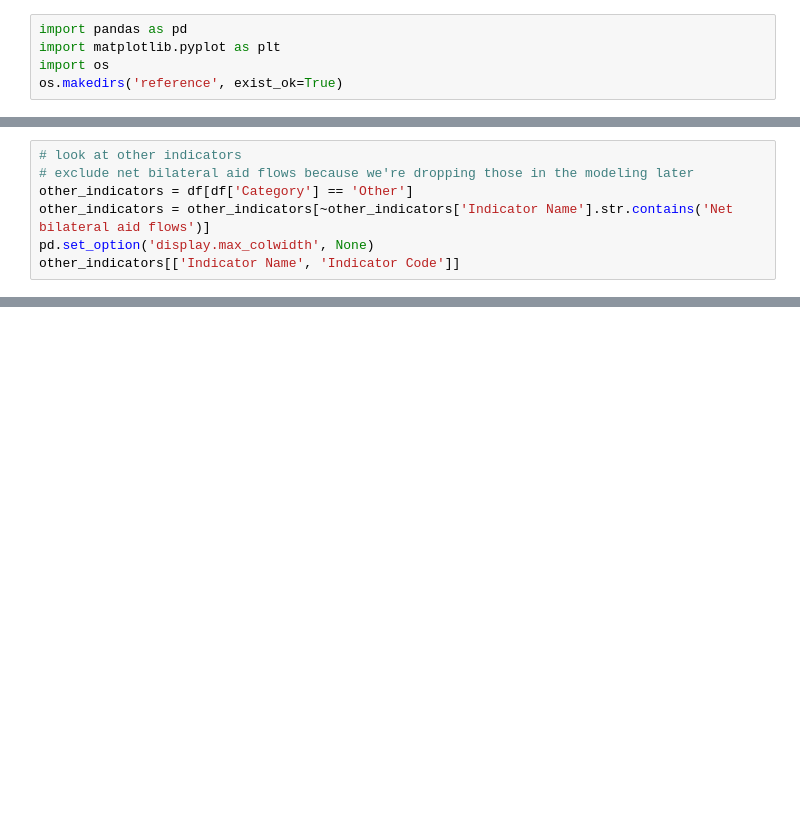
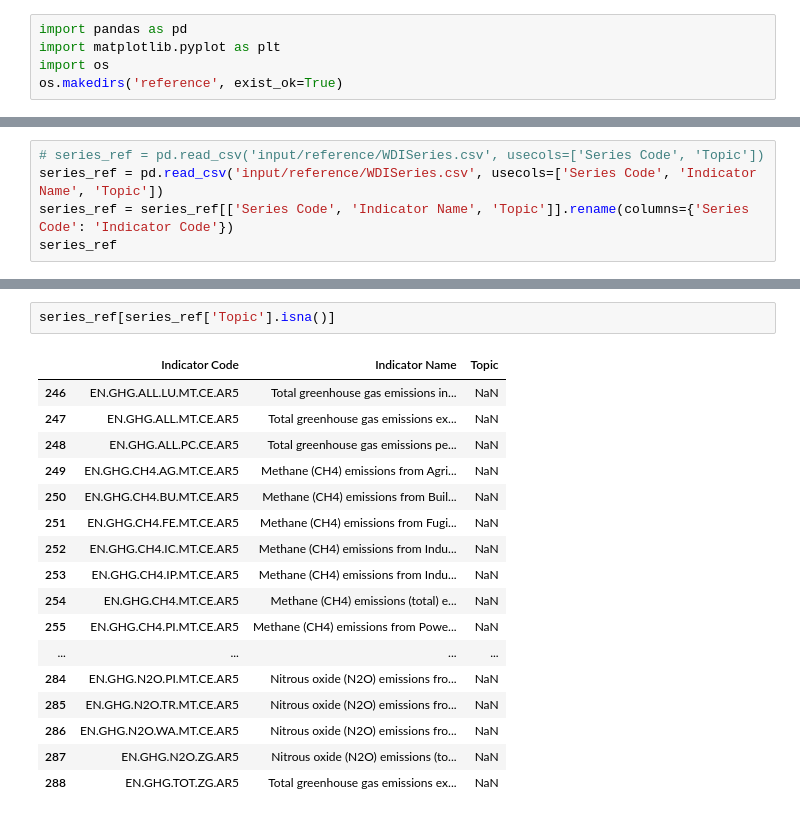
Before and after one commit to garrettwflowers/wdi-income-inequality, a Jupyter notebook: categorize_indicators.ipynb, the cells around one changed output, grey strips where cells are left out. Drawn from its saved outputs; the diff is of its cells as text; blank space fills up the shorter version.

```diff
--- a/categorize_indicators.ipynb
+++ b/categorize_indicators.ipynb
@@ -162,7 +5,0 @@ Percentage categorized: 96.86%
-# %%
-# look at other indicators
-# exclude net bilateral aid flows because we're dropping those in the modeling later
-other_indicators = df[df['Category'] == 'Other']
-other_indicators = other_indicators[~other_indicators['Indicator Name'].str.contains('Net bilateral aid flows')]
-pd.set_option('display.max_colwidth', None)
-other_indicators[['Indicator Name', 'Indicator Code']]
@@ -428,0 +6,5 @@ df.to_csv('output/reference/categorized_indicator_lookup.csv', index=False)
+# %%
+# series_ref = pd.read_csv('input/reference/WDISeries.csv', usecols=['Series Code', 'Topic'])
+series_ref = pd.read_csv('input/reference/WDISeries.csv', usecols=['Series Code', 'Indicator Name', 'Topic'])
+series_ref = series_ref[['Series Code', 'Indicator Name', 'Topic']].rename(columns={'Series Code': 'Indicator Code'})
+series_ref
@@ -428,0 +25,20 @@ df.to_csv('output/reference/categorized_indicator_lookup.csv', index=False)
+# %%
+series_ref[series_ref['Topic'].isna()]
+# %% [output]
+|  | Indicator Code | Indicator Name | Topic |
+| 246 | EN.GHG.ALL.LU.MT.CE.AR5 | Total greenhouse gas emissions in... | NaN |
+| 247 | EN.GHG.ALL.MT.CE.AR5 | Total greenhouse gas emissions ex... | NaN |
+| 248 | EN.GHG.ALL.PC.CE.AR5 | Total greenhouse gas emissions pe... | NaN |
+| 249 | EN.GHG.CH4.AG.MT.CE.AR5 | Methane (CH4) emissions from Agri... | NaN |
+| 250 | EN.GHG.CH4.BU.MT.CE.AR5 | Methane (CH4) emissions from Buil... | NaN |
+| 251 | EN.GHG.CH4.FE.MT.CE.AR5 | Methane (CH4) emissions from Fugi... | NaN |
+| 252 | EN.GHG.CH4.IC.MT.CE.AR5 | Methane (CH4) emissions from Indu... | NaN |
+| 253 | EN.GHG.CH4.IP.MT.CE.AR5 | Methane (CH4) emissions from Indu... | NaN |
+| 254 | EN.GHG.CH4.MT.CE.AR5 | Methane (CH4) emissions (total) e... | NaN |
+| 255 | EN.GHG.CH4.PI.MT.CE.AR5 | Methane (CH4) emissions from Powe... | NaN |
+| ... | ... | ... | ... |
+| 284 | EN.GHG.N2O.PI.MT.CE.AR5 | Nitrous oxide (N2O) emissions fro... | NaN |
+| 285 | EN.GHG.N2O.TR.MT.CE.AR5 | Nitrous oxide (N2O) emissions fro... | NaN |
+| 286 | EN.GHG.N2O.WA.MT.CE.AR5 | Nitrous oxide (N2O) emissions fro... | NaN |
+| 287 | EN.GHG.N2O.ZG.AR5 | Nitrous oxide (N2O) emissions (to... | NaN |
+| 288 | EN.GHG.TOT.ZG.AR5 | Total greenhouse gas emissions ex... | NaN |
```
Also changed, not shown: parts of 13 cells of this notebook, 6 other files.
